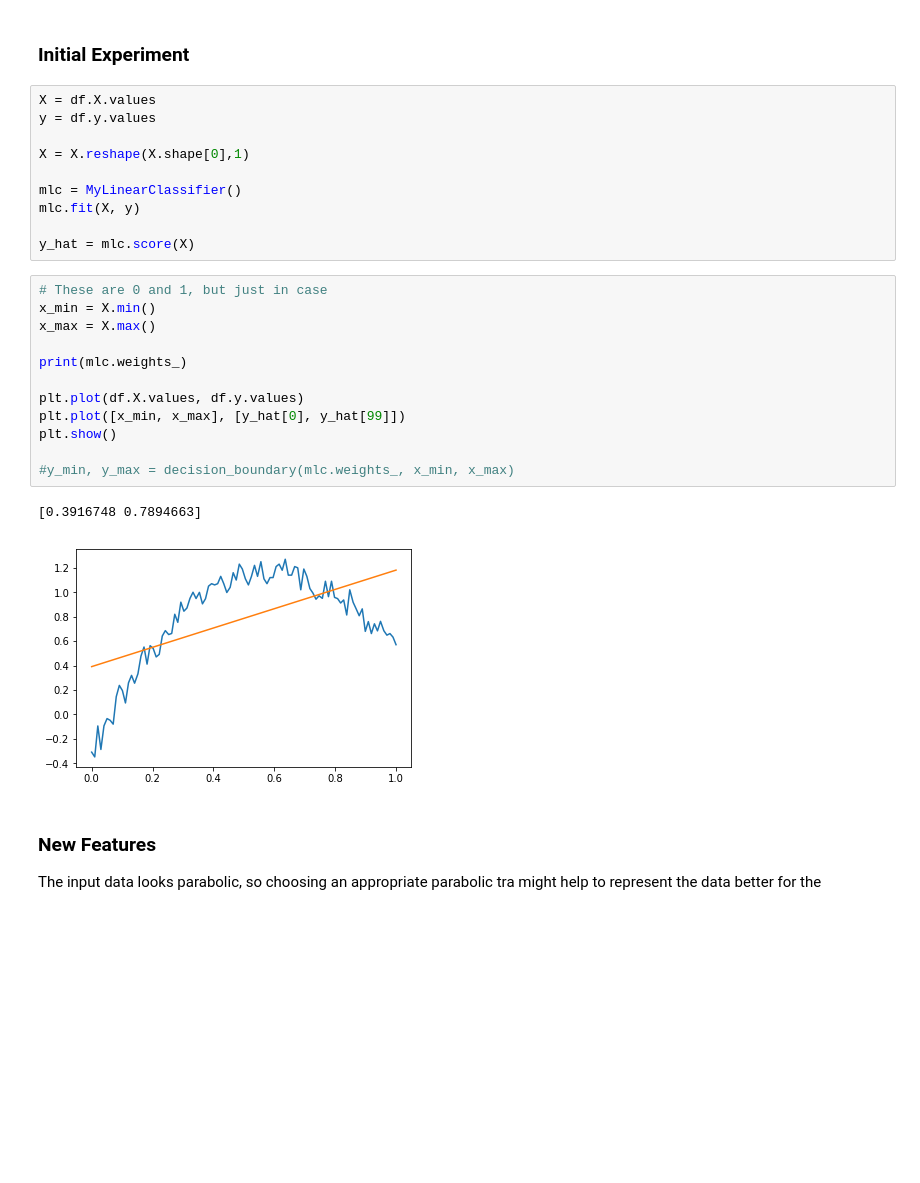
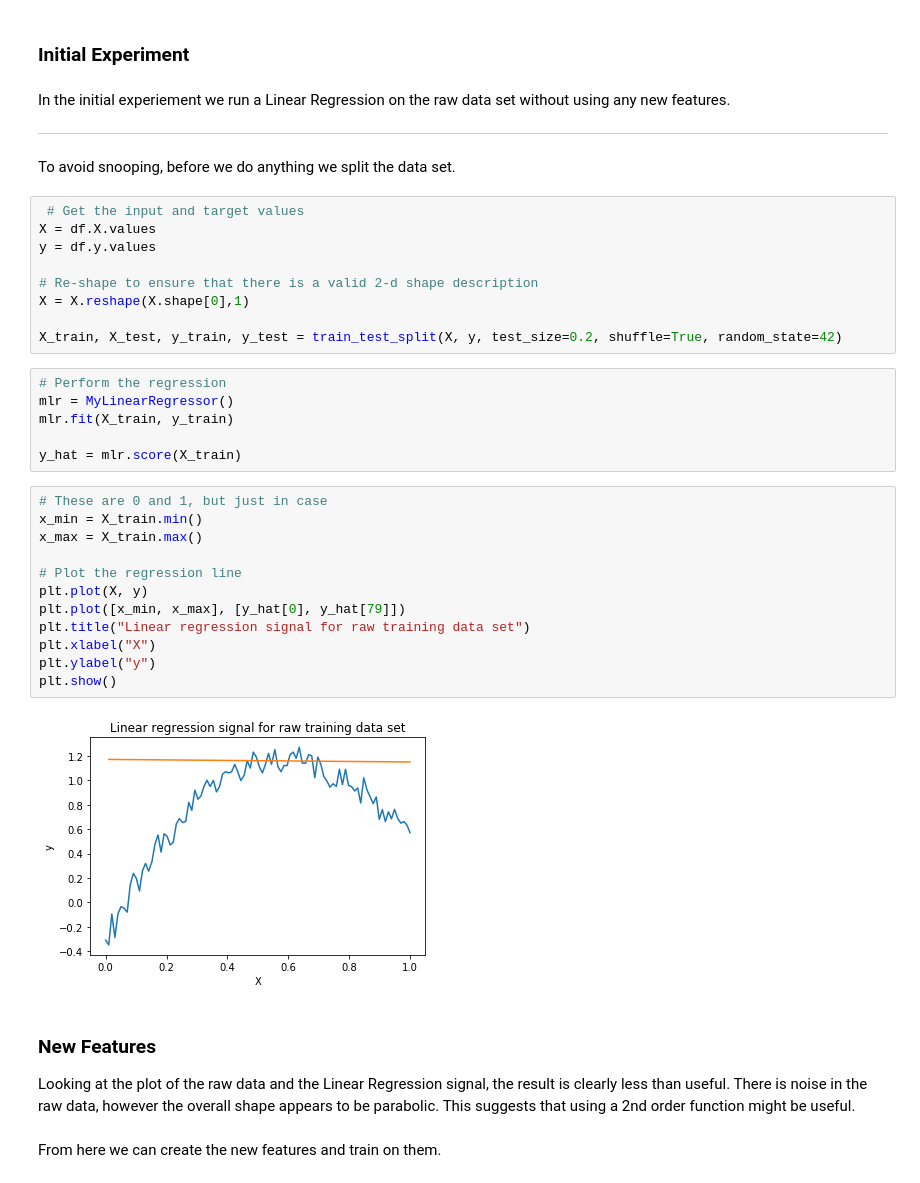
Before and after one commit to vipulpopat/MSCAI_Sem1_Etivity3, a Jupyter notebook: Etivity3_LinearRegression_18195326.ipynb, the cells around one changed output. Drawn from its saved outputs; the diff is of its cells as text; blank space fills up the shorter version.

```diff
--- a/Etivity3_LinearRegression_18195326.ipynb
+++ b/Etivity3_LinearRegression_18195326.ipynb
@@ -99,31 +96,43 @@ print(mlc.weights_)
 # %% [markdown]
 ### Initial Experiment
-# %%
-X = df.X.values
-y = df.y.values
-
-X = X.reshape(X.shape[0],1)
-
-mlc = MyLinearClassifier()
-mlc.fit(X, y)
-
-y_hat = mlc.score(X)
+# %% [markdown]
+In the initial experiement we run a Linear Regression on the raw data set without using any new features.
+
+-----
+
+To avoid snooping, before we do anything we split the data set.
+# %%
+ # Get the input and target values
+X = df.X.values
+y = df.y.values
+
+# Re-shape to ensure that there is a valid 2-d shape description
+X = X.reshape(X.shape[0],1)
+
+X_train, X_test, y_train, y_test = train_test_split(X, y, test_size=0.2, shuffle=True, random_state=42)
+# %%
+# Perform the regression
+mlr = MyLinearRegressor()
+mlr.fit(X_train, y_train)
+
+y_hat = mlr.score(X_train)
 # %%
 # These are 0 and 1, but just in case
-x_min = X.min()
-x_max = X.max()
+x_min = X_train.min()
+x_max = X_train.max()
 
-print(mlc.weights_)
-
-plt.plot(df.X.values, df.y.values)
-plt.plot([x_min, x_max], [y_hat[0], y_hat[99]])
+# Plot the regression line
+plt.plot(X, y)
+plt.plot([x_min, x_max], [y_hat[0], y_hat[79]])
+plt.title("Linear regression signal for raw training data set")
+plt.xlabel("X")
+plt.ylabel("y")
 plt.show()
-
-#y_min, y_max = decision_boundary(mlc.weights_, x_min, x_max)
 # %% [output]
-[0.3916748 0.7894663]
-[figure, old version]
+[figure, new version]
-# %% [markdown]
-### New Features
-
-The input data looks parabolic, so choosing an appropriate parabolic tra might help to represent the data better for the
+# %% [markdown]
+### New Features
+
+Looking at the plot of the raw data and the Linear Regression signal, the result is clearly less than useful.  There is noise in the raw data, however the overall shape appears to be parabolic.  This suggests that using a 2nd order function might be useful.
+# %% [markdown]
+From here we can create the new features and train on them.
```
Also changed, not shown: parts of 15 cells of this notebook, 1 other file.
